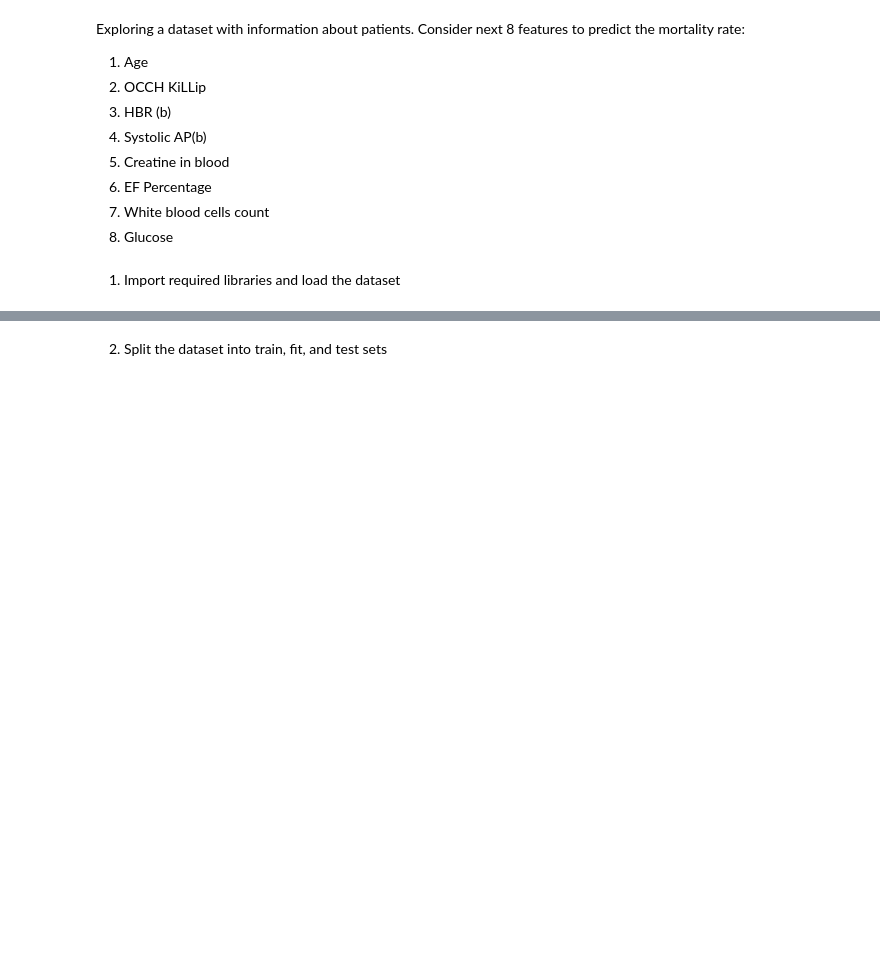
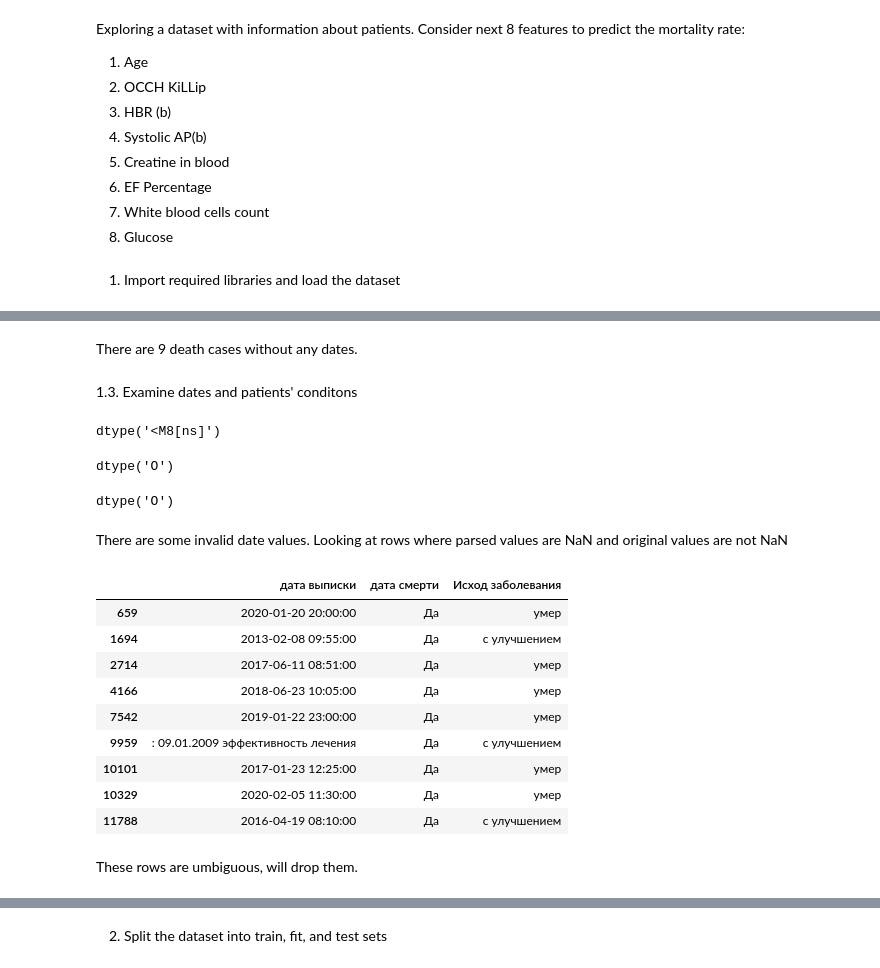
Before and after one commit to bvpotapenko/feat-imp-research, a Jupyter notebook: feat-imp-research.ipynb, the cells around one changed output, grey strips where cells are left out. Cells and saved outputs as stored; diff of their text form; code cells hidden in the pictures; blank space fills up the shorter version.

```diff
--- a/feat-imp-research.ipynb
+++ b/feat-imp-research.ipynb
@@ -41,0 +145,39 @@ y = data['mortality_rate']
+# %% [markdown]
+There are 9 death cases without any dates.
+# %% [markdown]
+1.3. Examine dates and patients' conditons
+# %%
+display(filtered_subset_tests_no_nan['Дата операции в БД'].dtype)
+display(filtered_subset_tests_no_nan['дата выписки'].dtype)
+display(filtered_subset_tests_no_nan['дата смерти'].dtype)
+# %% [output]
+dtype('<M8[ns]')
+dtype('O')
+dtype('O')
+# %%
+filtered_subset_tests_no_nan_copy = filtered_subset_tests_no_nan.copy()
+for col_name in ['Дата операции в БД', 'дата выписки', 'дата смерти']:
+    new_col_name = f"{col_name}_parsed"
+    filtered_subset_tests_no_nan_copy[new_col_name] = pd.to_datetime(filtered_subset_tests_no_nan_copy[col_name], errors='coerce')
+# %% [markdown]
+There are some invalid date values.
+Looking at rows where parsed values are NaN and original values are not NaN
+# %%
+mask = (
+    (filtered_subset_tests_no_nan_copy['дата выписки_parsed'].isna() & filtered_subset_tests_no_nan_copy['дата выписки'].notna())
+    |(filtered_subset_tests_no_nan_copy['дата смерти_parsed'].isna() & filtered_subset_tests_no_nan_copy['дата смерти'].notna())
+)
+filtered_subset_tests_no_nan_copy.loc[mask, ['дата выписки', 'дата смерти', 'Исход заболевания']]
+# %% [output]
+|  | дата выписки | дата смерти | Исход заболевания |
+| 659 | 2020-01-20 20:00:00 | Да | умер |
+| 1694 | 2013-02-08 09:55:00 | Да | с улучшением |
+| 2714 | 2017-06-11 08:51:00 | Да | умер |
+| 4166 | 2018-06-23 10:05:00 | Да | умер |
+| 7542 | 2019-01-22 23:00:00 | Да | умер |
+| 9959 | : 09.01.2009 эффективность лечения | Да | с улучшением |
+| 10101 | 2017-01-23 12:25:00 | Да | умер |
+| 10329 | 2020-02-05 11:30:00 | Да | умер |
+| 11788 | 2016-04-19 08:10:00 | Да | с улучшением |
+# %% [markdown]
+These rows are umbiguous, will drop them.
```
Also changed, not shown: parts of 13 cells of this notebook, 1 other file.
